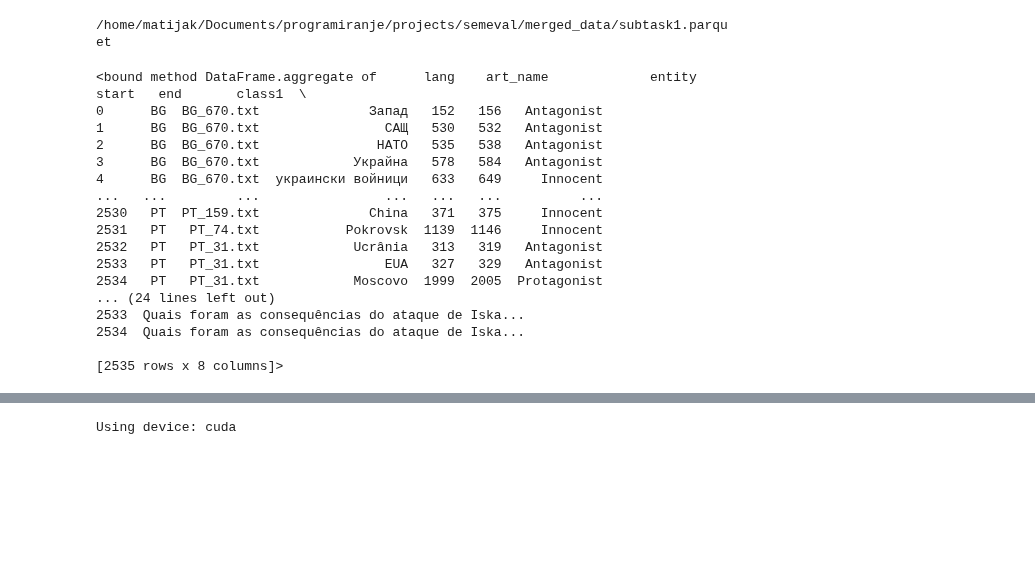
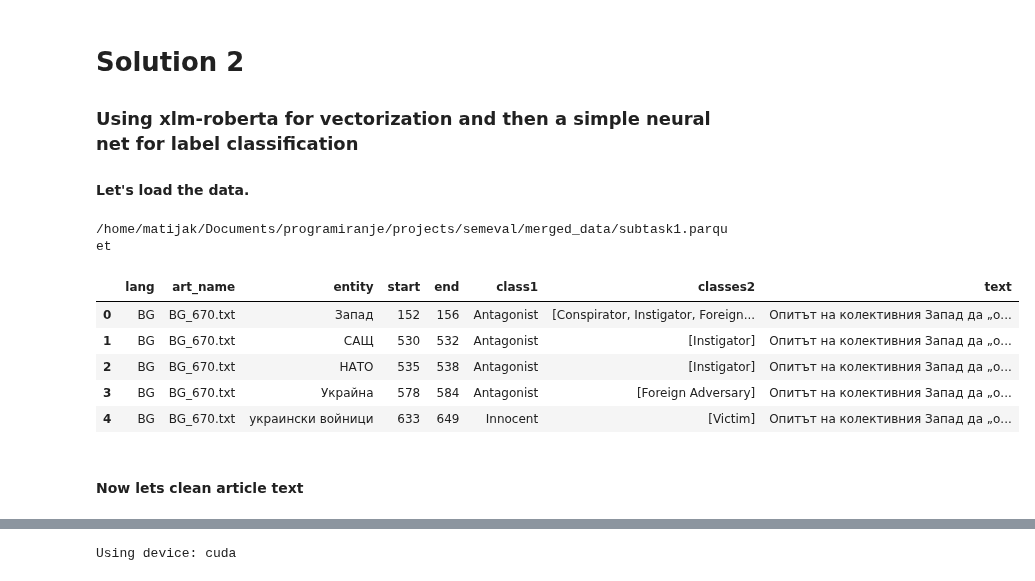
Before and after one commit to Matija-Kukic/semeval2025-t10, a Jupyter notebook: solutions/subtask1/xlm-roberta-complexSL.ipynb, the cells around one changed output, grey strips where cells are left out. Saved outputs shown, nothing was run; the diff lists cells and outputs as text; code cells hidden in the pictures; blank space fills up the shorter version.

Commit message:
Solution 2 data prep done

```diff
--- a/solutions/subtask1/xlm-roberta-complexSL.ipynb
+++ b/solutions/subtask1/xlm-roberta-complexSL.ipynb
@@ -1,3 +1,9 @@
+# %% [markdown]
+# Solution 2
+
+### Using xlm-roberta for vectorization and then a simple neural net for label classification
+
+#### Let's load the data.
 # %%
 from pathlib import Path
 wd = Path.cwd()
@@ -10,26 +16,16 @@ print(sub1)
 # %%
 import pandas as pd
 df = pd.read_parquet(sub1)
-#df.head(n=20)
-df.aggregate
+df.head()
 # %% [output]
-<bound method DataFrame.aggregate of      lang    art_name             entity start   end       class1  \
-0      BG  BG_670.txt              Запад   152   156   Antagonist
-1      BG  BG_670.txt                САЩ   530   532   Antagonist
-2      BG  BG_670.txt               НАТО   535   538   Antagonist
-3      BG  BG_670.txt            Украйна   578   584   Antagonist
-4      BG  BG_670.txt  украински войници   633   649     Innocent
-...   ...         ...                ...   ...   ...          ...
-2530   PT  PT_159.txt              China   371   375     Innocent
-2531   PT   PT_74.txt           Pokrovsk  1139  1146     Innocent
-2532   PT   PT_31.txt            Ucrânia   313   319   Antagonist
-2533   PT   PT_31.txt                EUA   327   329   Antagonist
-2534   PT   PT_31.txt            Moscovo  1999  2005  Protagonist
-... (24 lines left out)
-2533  Quais foram as consequências do ataque de Iska...
-2534  Quais foram as consequências do ataque de Iska...
-
-[2535 rows x 8 columns]>
+|  | lang | art_name | entity | start | end | class1 | classes2 | text |
+| 0 | BG | BG_670.txt | Запад | 152 | 156 | Antagonist | [Conspirator, Instigator, Foreign... | Опитът на колективния Запад да „о... |
+| 1 | BG | BG_670.txt | САЩ | 530 | 532 | Antagonist | [Instigator] | Опитът на колективния Запад да „о... |
+| 2 | BG | BG_670.txt | НАТО | 535 | 538 | Antagonist | [Instigator] | Опитът на колективния Запад да „о... |
+| 3 | BG | BG_670.txt | Украйна | 578 | 584 | Antagonist | [Foreign Adversary] | Опитът на колективния Запад да „о... |
+| 4 | BG | BG_670.txt | украински войници | 633 | 649 | Innocent | [Victim] | Опитът на колективния Запад да „о... |
+# %% [markdown]
+#### Now lets clean article text
 # %%
 import re
 def labelNum(row):
```
Also changed, not shown: parts of 12 cells of this notebook, 1 other file.
